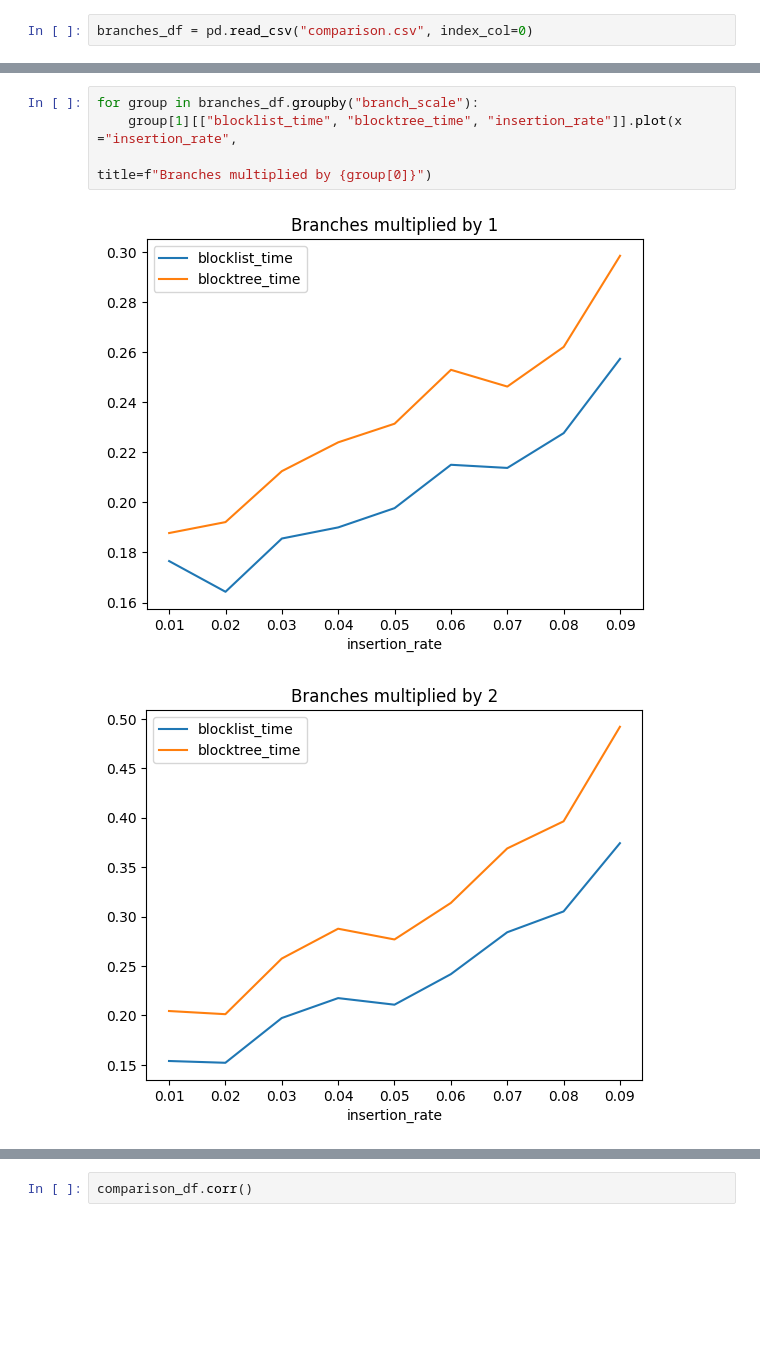
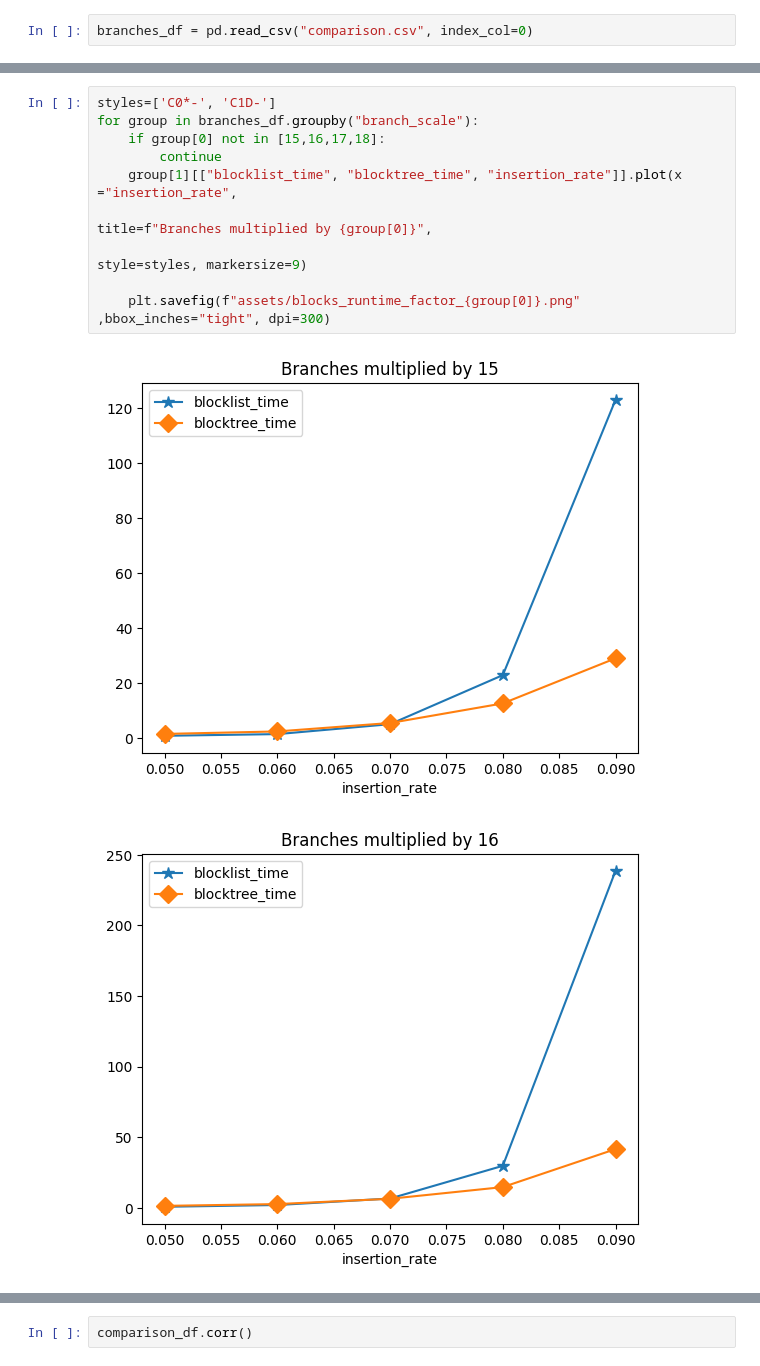
Before and after one commit to nimrodSerokTAU/evo-sim, a Jupyter notebook: benchmark/switch_factor.ipynb, the cells around one changed output, grey strips where cells are left out. Cells and saved outputs as stored; diff of their text form; blank space fills up the shorter version.

```diff
--- a/benchmark/switch_factor.ipynb
+++ b/benchmark/switch_factor.ipynb
@@ -175,7 +178,13 @@ branches_df[branches_df["branch_scale"] > 9]
 # %%
+styles=['C0*-', 'C1D-']
 for group in branches_df.groupby("branch_scale"):
+    if group[0] not in [15,16,17,18]:
+        continue
     group[1][["blocklist_time", "blocktree_time", "insertion_rate"]].plot(x ="insertion_rate",
-                                                                          title=f"Branches multiplied by {group[0]}")
+                                                                          title=f"Branches multiplied by {group[0]}",
+                                                                          style=styles, markersize=9)
+
+    plt.savefig(f"assets/blocks_runtime_factor_{group[0]}.png" ,bbox_inches="tight", dpi=300)
 # %% [output]
-[figure, old version]
+[figure, new version]
-[figure, old version]
+[figure, new version]
```
Also changed, not shown: parts of 6 cells of this notebook, 14 other files.
